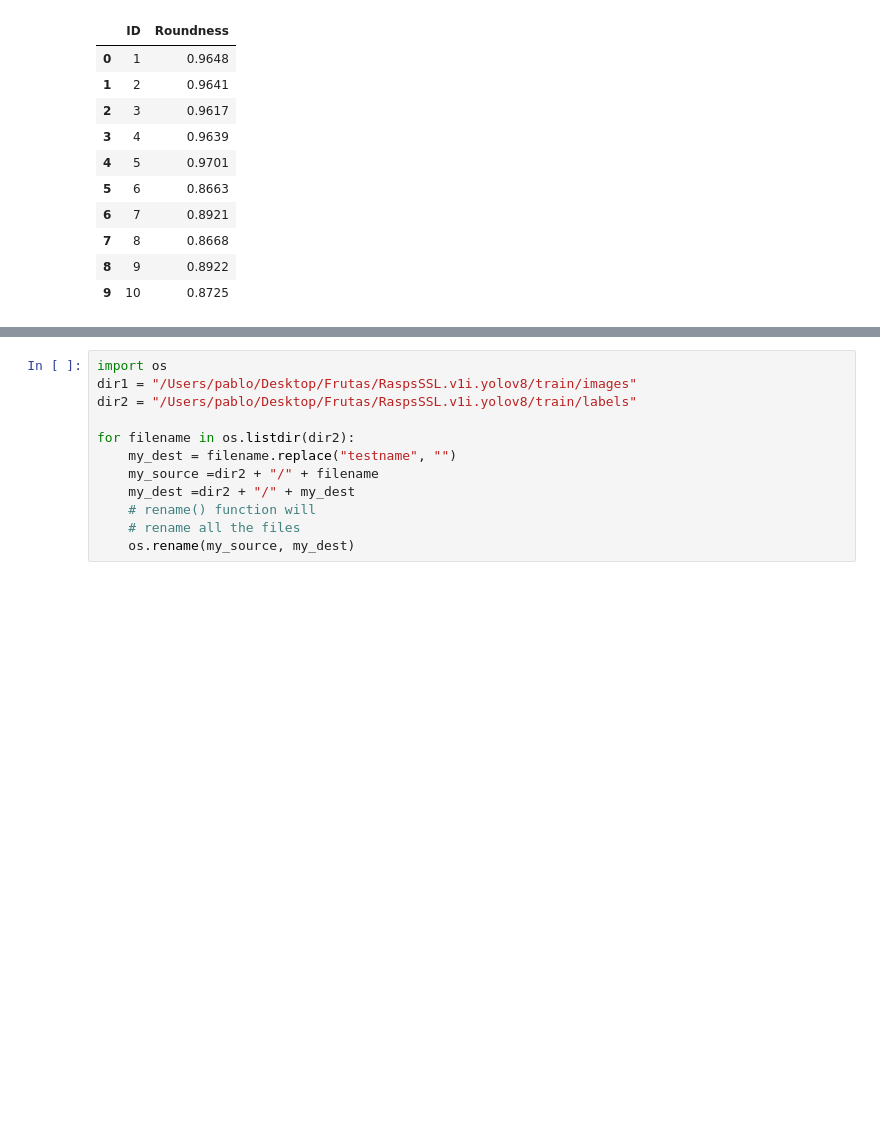
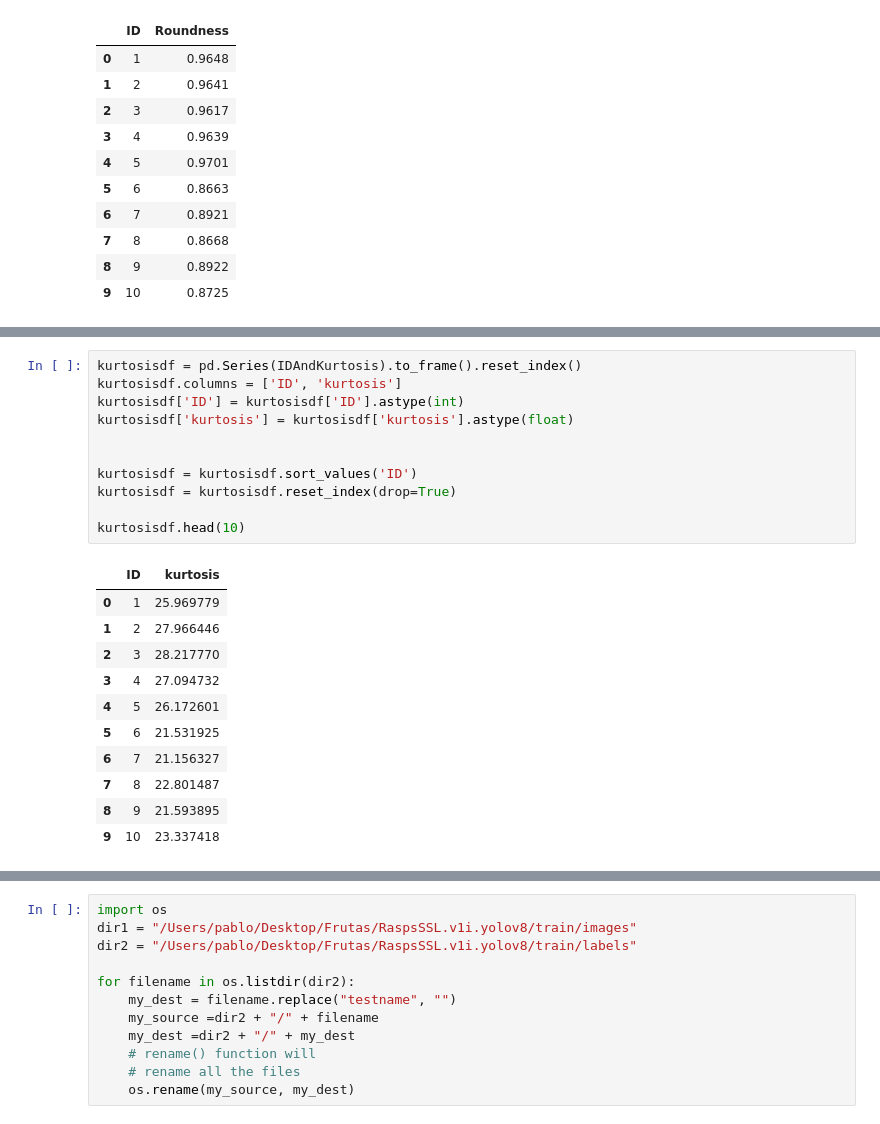
Before and after one commit to pcruiher08/ImageFeatures, a Jupyter notebook: analysis.ipynb, the cells around one changed output, grey strips where cells are left out. Drawn from its saved outputs; the diff is of its cells as text; blank space fills up the shorter version.

```diff
--- a/analysis.ipynb
+++ b/analysis.ipynb
@@ -344,0 +465,23 @@ roundnessdf.head(10)
+# %%
+kurtosisdf = pd.Series(IDAndKurtosis).to_frame().reset_index()
+kurtosisdf.columns = ['ID', 'kurtosis']
+kurtosisdf['ID'] = kurtosisdf['ID'].astype(int)
+kurtosisdf['kurtosis'] = kurtosisdf['kurtosis'].astype(float)
+
+
+kurtosisdf = kurtosisdf.sort_values('ID')
+kurtosisdf = kurtosisdf.reset_index(drop=True)
+
+kurtosisdf.head(10)
+# %% [output]
+|  | ID | kurtosis |
+| 0 | 1 | 25.969779 |
+| 1 | 2 | 27.966446 |
+| 2 | 3 | 28.217770 |
+| 3 | 4 | 27.094732 |
+| 4 | 5 | 26.172601 |
+| 5 | 6 | 21.531925 |
+| 6 | 7 | 21.156327 |
+| 7 | 8 | 22.801487 |
+| 8 | 9 | 21.593895 |
+| 9 | 10 | 23.337418 |
```
Also changed, not shown: parts of 14 cells of this notebook.
